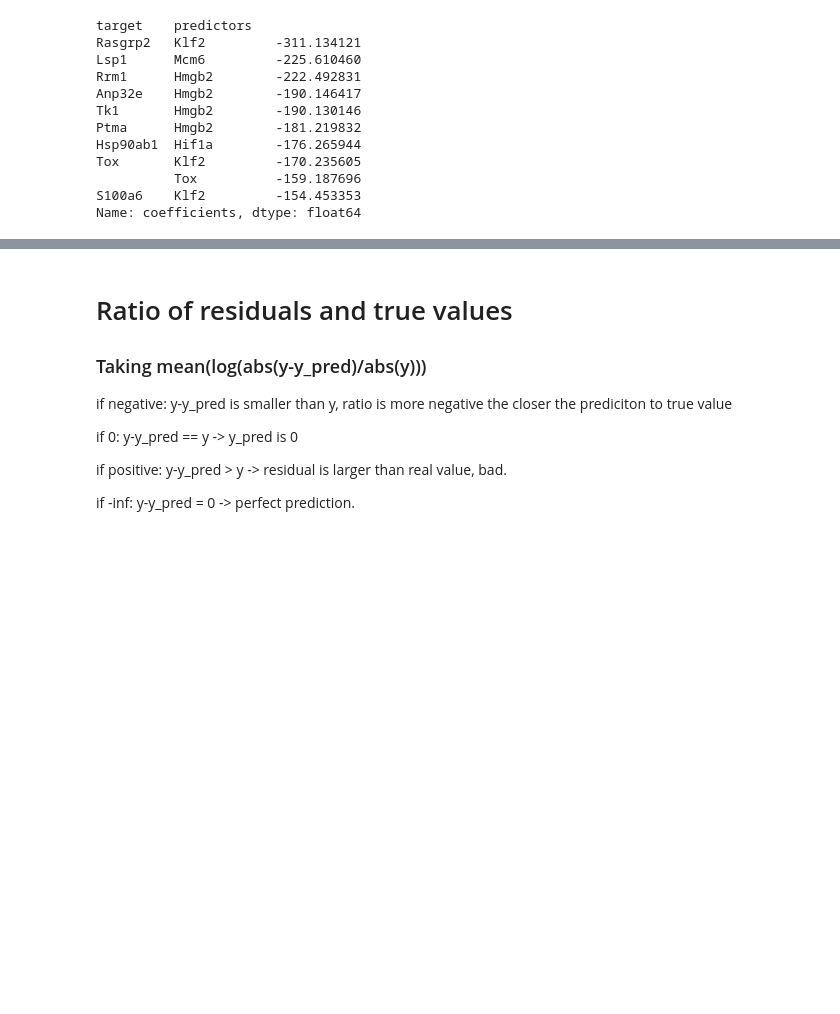
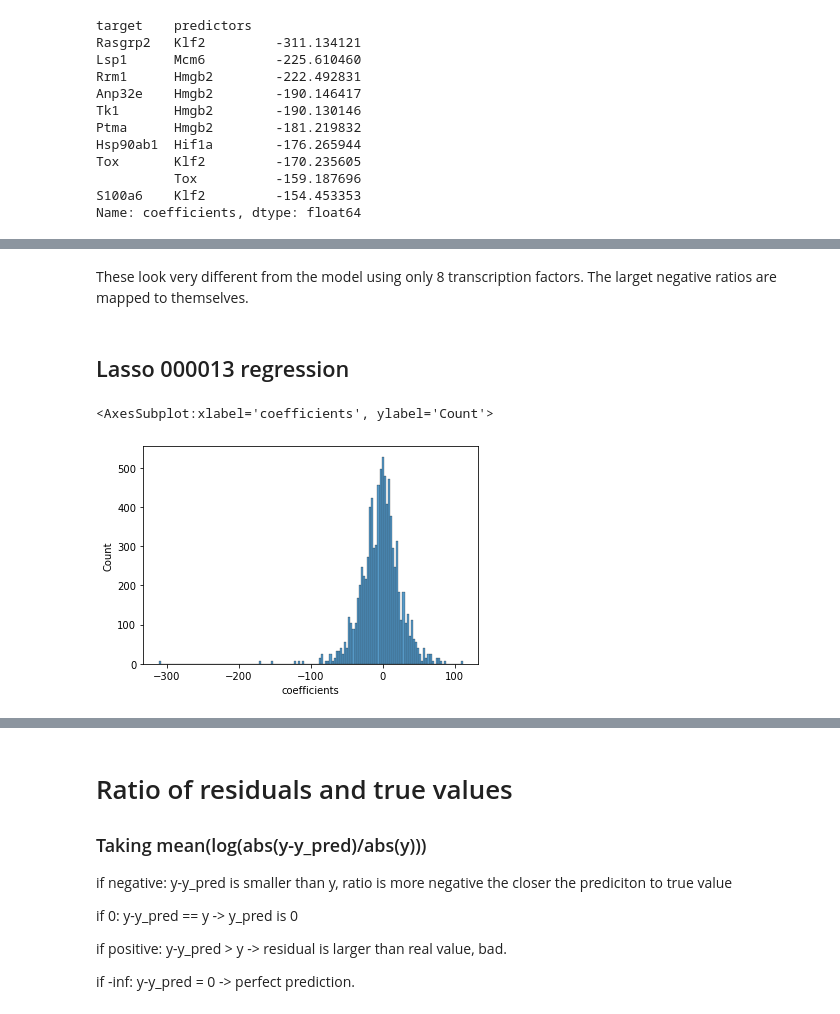
Before and after one commit to antschum/thesis, a Jupyter notebook: Analysis.ipynb, the cells around one changed output, grey strips where cells are left out. Saved outputs shown, nothing was run; the diff lists cells and outputs as text; code cells hidden in the pictures; blank space fills up the shorter version.

Commit message:
very messy version Meeting 25.6

```diff
--- a/Analysis.ipynb
+++ b/Analysis.ipynb
@@ -178,0 +270,11 @@ Name: coefficients, dtype: float64
+# %% [markdown]
+These look very different from the model using only 8 transcription factors. The larget negative ratios are mapped to themselves.
+# %% [markdown]
+## Lasso 000013 regression
+# %%
+mean = lassoCoefs8.groupby(['predictors', 'target']).coefficients.mean()
+std = lassoCoefs8.groupby(['predictors', 'target']).coefficients.std()
+sns.histplot(mean/std)
+# %% [output]
+<AxesSubplot:xlabel='coefficients', ylabel='Count'>
+[figure, added]
```
Also changed, not shown: parts of 38 cells of this notebook, 7 other files.
